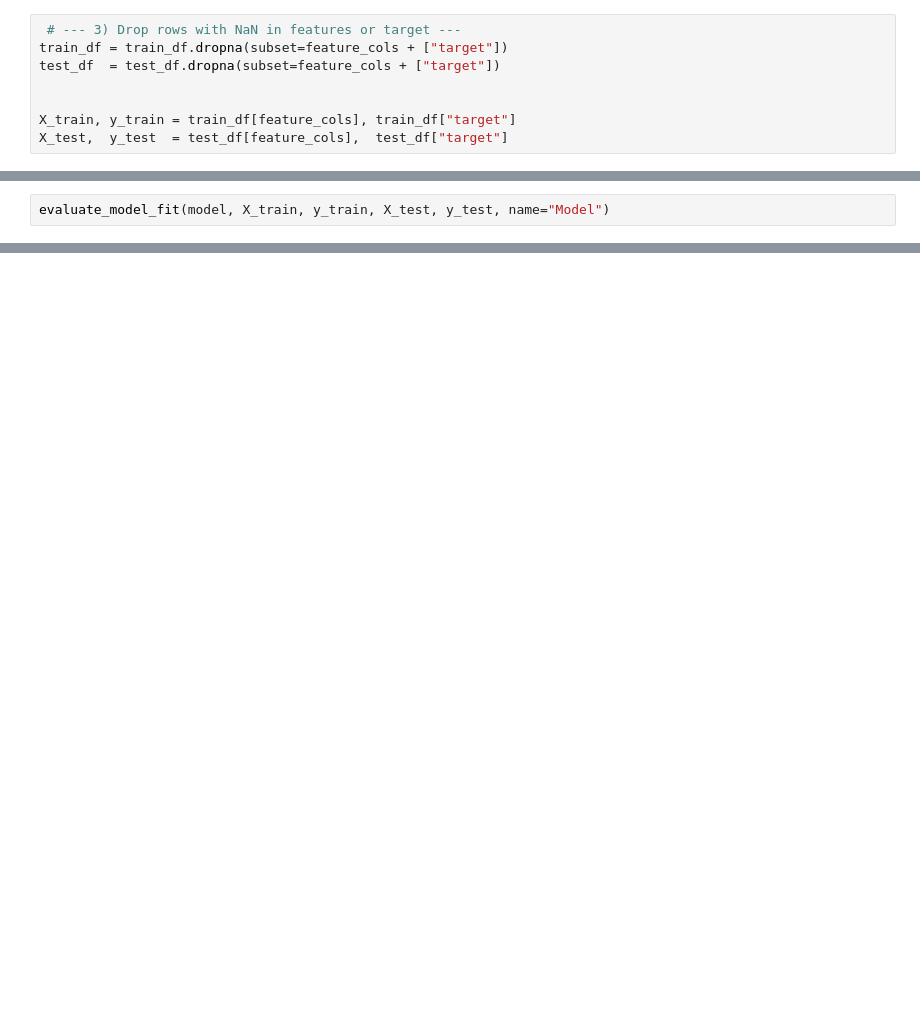
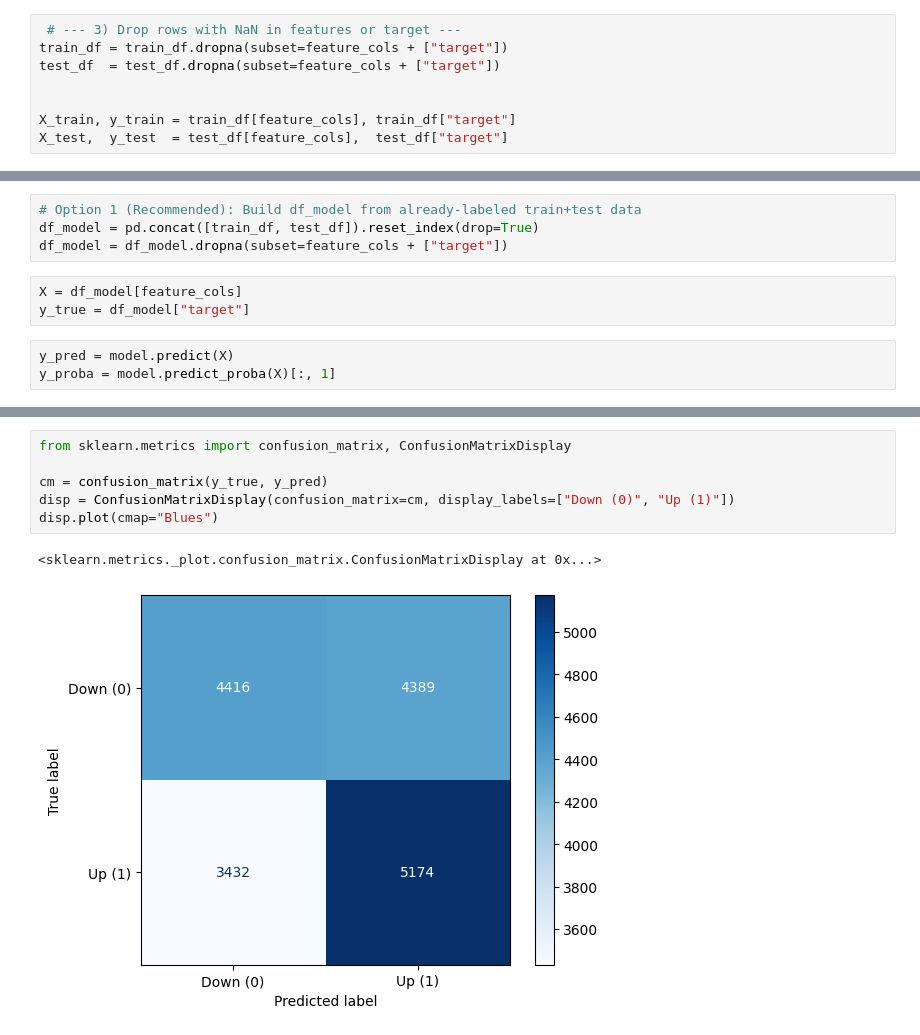
Before and after one commit to AmanKushwaha-17/Crypto-ML-Trading-Engine, a Jupyter notebook: Training_Pipeline/training.ipynb, the cells around one changed output, grey strips where cells are left out. Drawn from its saved outputs; the diff is of its cells as text; blank space fills up the shorter version.

```diff
--- a/Training_Pipeline/training.ipynb
+++ b/Training_Pipeline/training.ipynb
@@ -232,2 +176,0 @@ def evaluate_model_fit(model, X_train, y_train, X_test, y_test, name="Model", th
-# %%
-evaluate_model_fit(model, X_train, y_train, X_test, y_test, name="Model")
@@ -348,0 +177,10 @@ plt.show()
+# %%
+# Option 1 (Recommended): Build df_model from already-labeled train+test data
+df_model = pd.concat([train_df, test_df]).reset_index(drop=True)
+df_model = df_model.dropna(subset=feature_cols + ["target"])
+# %%
+X = df_model[feature_cols]
+y_true = df_model["target"]
+# %%
+y_pred = model.predict(X)
+y_proba = model.predict_proba(X)[:, 1]
@@ -348,0 +216,9 @@ plt.show()
+# %%
+from sklearn.metrics import confusion_matrix, ConfusionMatrixDisplay
+
+cm = confusion_matrix(y_true, y_pred)
+disp = ConfusionMatrixDisplay(confusion_matrix=cm, display_labels=["Down (0)", "Up (1)"])
+disp.plot(cmap="Blues")
+# %% [output]
+<sklearn.metrics._plot.confusion_matrix.ConfusionMatrixDisplay at 0x...>
+[figure, added]
```
Also changed, not shown: parts of 22 cells of this notebook.
